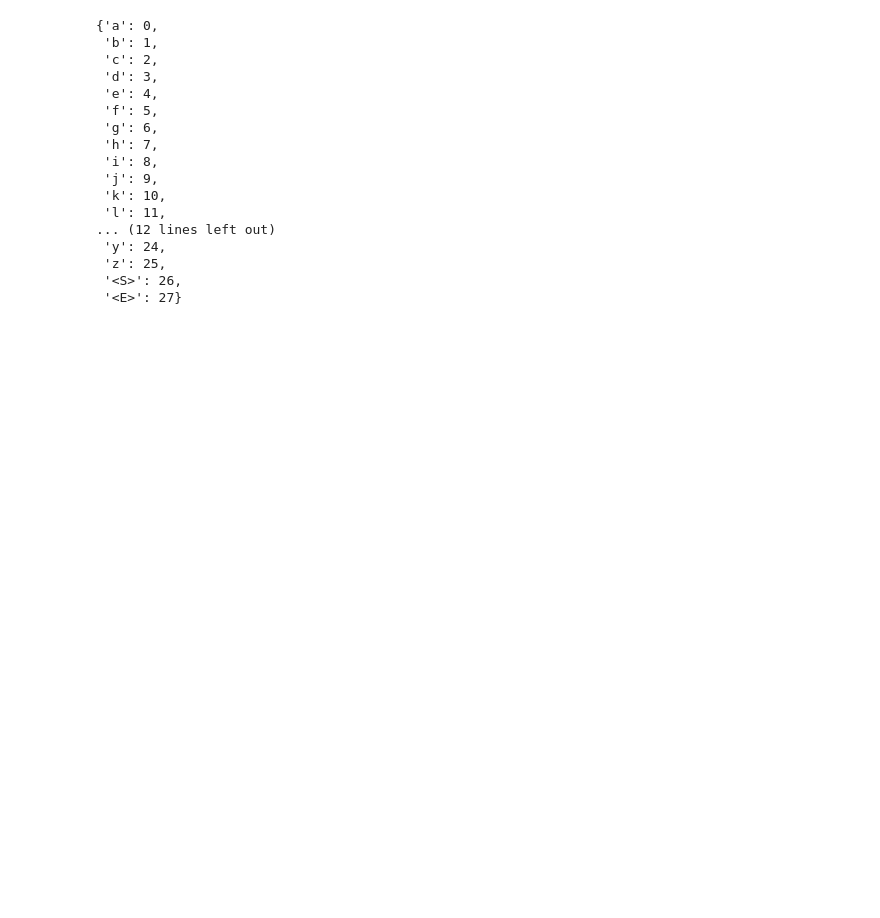
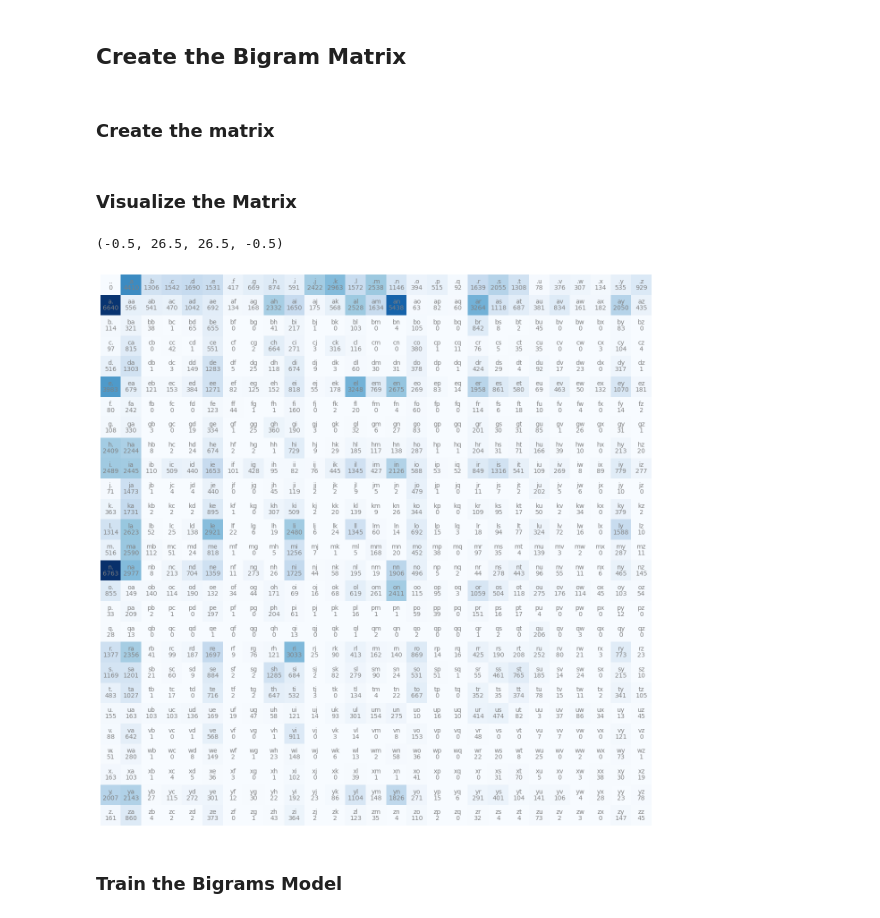
Before and after one commit to sylvainHellin/makemore, a Jupyter notebook: sandbox.ipynb, the cells around one changed output. Drawn from its saved outputs; the diff is of its cells as text; code cells hidden in the pictures; blank space fills up the shorter version.

Commit message:
created a naive bigram model

```diff
--- a/sandbox.ipynb
+++ b/sandbox.ipynb
@@ -2,10 +8,3 @@
 # read all the names in a python list
 with open(file="datasets/names.txt", mode="r") as namesTxt:
     names = [line[:-1] for line in namesTxt.readlines()]
-# %%
-pairs = {}
-for name in names:
-    name = "*" + name + "."
-    for char1, char2 in zip(name, name[1:]):
-        bigram = (char1, char2)
-        pairs[bigram] = pairs.get(bigram, 0) + 1
@@ -38,22 +11,36 @@ tensor([[0, 0, 0, 0, 0],
-# %%
-chars = sorted(list(set("".join(names)))) + ["<S>","<E>"]
-stoi = {c:i for i,c in enumerate(chars)}
-stoi
-# %% [output]
-{'a': 0,
- 'b': 1,
- 'c': 2,
- 'd': 3,
- 'e': 4,
- 'f': 5,
- 'g': 6,
- 'h': 7,
- 'i': 8,
- 'j': 9,
- 'k': 10,
- 'l': 11,
-... (12 lines left out)
- 'y': 24,
- 'z': 25,
- '<S>': 26,
- '<E>': 27}
+# %% [markdown]
+## Create the Bigram Matrix
+# %% [markdown]
+### Create the matrix
+# %%
+# create the encoder for the letters
+chars = ["."] + sorted(list(set("".join(names))))
+stoi = {c:i for i,c in enumerate(chars)}
+itos = {i:c for i,c in enumerate(chars)}
+
+# chreate the distribution matrix
+bigrams = torch.zeros((27,27), dtype=torch.int32)
+
+# fill the matrix
+for name in names:
+    name = "." + name + "."
+    for ch1, ch2 in zip(name, name[1:]):
+        r, c = stoi[ch1], stoi[ch2]
+        bigrams[r,c] += 1
+# %% [markdown]
+### Visualize the Matrix
+# %%
+plt.figure(figsize=(16,16))
+plt.imshow(bigrams, cmap="Blues")
+
+for r in range(27):
+    for c in range(27):
+        chstr = itos[r] + itos[c]
+        plt.text(x=c, y=r, s=chstr, ha="center", va="bottom", color="gray")
+        plt.text(x=c, y=r, s=bigrams[r,c].item(), ha="center", va="top", color="gray")
+plt.axis("off")
+# %% [output]
+(-0.5, 26.5, 26.5, -0.5)
+[figure, added]
+# %% [markdown]
+### Train the Bigrams Model
```
Also changed, not shown: parts of 8 cells of this notebook, 2 other files.
